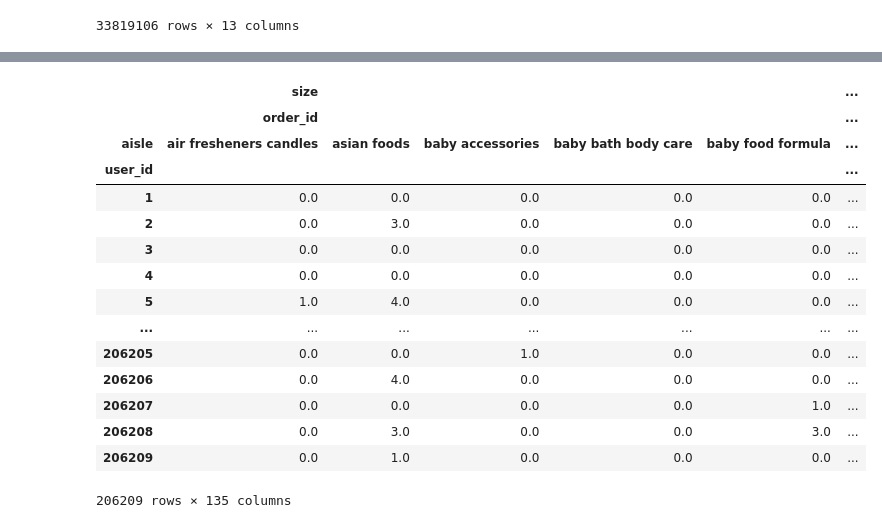
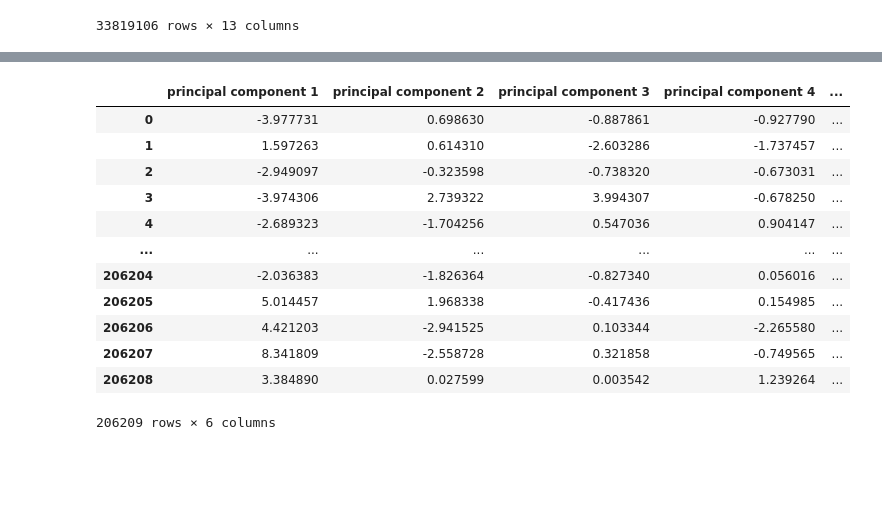
Before and after one commit to 530427793/jiangren, a Jupyter notebook: week3.ipynb, the cells around one changed output, grey strips where cells are left out. Cells and saved outputs as stored; diff of their text form; code cells hidden in the pictures; blank space fills up the shorter version.

```diff
--- a/week3.ipynb
+++ b/week3.ipynb
@@ -153,0 +209,3 @@ x_scaled = preprocessing.scale(X)
+# %%
+norm_binary_data = pd.DataFrame(x_scaled)
+norm_binary_data
@@ -153,0 +226,7 @@ x_scaled = preprocessing.scale(X)
+# %%
+## to do PCA
+from sklearn.decomposition import PCA
+pca = PCA(n_components=5)
+principalComponents = pca.fit_transform(norm_binary_data)
+principalDf = pd.DataFrame(data = principalComponents
+ , columns = ['principal component 1', 'principal component 2','principal component 3','principal component 4','principal component 5'])
@@ -153,0 +242,3 @@ x_scaled = preprocessing.scale(X)
+# %%
+sample_data=principalDf.sample(frac=0.01, replace=False, random_state=None)
+sample_data
@@ -154,9 +259,10 @@ x_scaled = preprocessing.scale(X)
 # %%
+from sklearn.cluster import KMeans
 wcss = []
 
-for i in range(1, 30):
+for i in range(1, 10):
     kmeans = KMeans(i)
-    kmeans.fit(x_scaled)
+    kmeans.fit(sample_data)
     wcss.append(kmeans.inertia_)
 wcss
 # %% [output]
@@ -187,24 +285,22 @@ plt.show()
 # %%
 from sklearn.cluster import KMeans
-kmeans_new = KMeans(4)
-kmeans.fit(x_scaled)
-cluster_new = pivot1.copy()
-cluster_new['cluster_pred'] = kmeans_new.fit_predict(x_scaled)
-cluster_new
+kmeans_new = KMeans(2)
+kmeans.fit(principalDf)
+#cluster_new = pivot1.copy()
+principalDf['cluster_pred'] = kmeans_new.fit_predict(principalDf)
+principalDf
+#principalDf['cluster_pred']
 # %% [output]
-|  | size |  |  |  |  | ... |
-|  | order_id |  |  |  |  | ... |
-| aisle | air fresheners candles | asian foods | baby accessories | baby bath body care | baby food formula | ... |
-| user_id |  |  |  |  |  | ... |
-| 1 | 0.0 | 0.0 | 0.0 | 0.0 | 0.0 | ... |
-| 2 | 0.0 | 3.0 | 0.0 | 0.0 | 0.0 | ... |
-| 3 | 0.0 | 0.0 | 0.0 | 0.0 | 0.0 | ... |
-| 4 | 0.0 | 0.0 | 0.0 | 0.0 | 0.0 | ... |
-| 5 | 1.0 | 4.0 | 0.0 | 0.0 | 0.0 | ... |
-| ... | ... | ... | ... | ... | ... | ... |
-| 206205 | 0.0 | 0.0 | 1.0 | 0.0 | 0.0 | ... |
-| 206206 | 0.0 | 4.0 | 0.0 | 0.0 | 0.0 | ... |
-| 206207 | 0.0 | 0.0 | 0.0 | 0.0 | 1.0 | ... |
-| 206208 | 0.0 | 3.0 | 0.0 | 0.0 | 3.0 | ... |
-| 206209 | 0.0 | 1.0 | 0.0 | 0.0 | 0.0 | ... |
+|  | principal component 1 | principal component 2 | principal component 3 | principal component 4 | ... |
+| 0 | -3.977731 | 0.698630 | -0.887861 | -0.927790 | ... |
+| 1 | 1.597263 | 0.614310 | -2.603286 | -1.737457 | ... |
+| 2 | -2.949097 | -0.323598 | -0.738320 | -0.673031 | ... |
+| 3 | -3.974306 | 2.739322 | 3.994307 | -0.678250 | ... |
+| 4 | -2.689323 | -1.704256 | 0.547036 | 0.904147 | ... |
+| ... | ... | ... | ... | ... | ... |
+| 206204 | -2.036383 | -1.826364 | -0.827340 | 0.056016 | ... |
+| 206205 | 5.014457 | 1.968338 | -0.417436 | 0.154985 | ... |
+| 206206 | 4.421203 | -2.941525 | 0.103344 | -2.265580 | ... |
+| 206207 | 8.341809 | -2.558728 | 0.321858 | -0.749565 | ... |
+| 206208 | 3.384890 | 0.027599 | 0.003542 | 1.239264 | ... |
-206209 rows × 135 columns
+206209 rows × 6 columns
```
Also changed, not shown: parts of 41 cells of this notebook.
